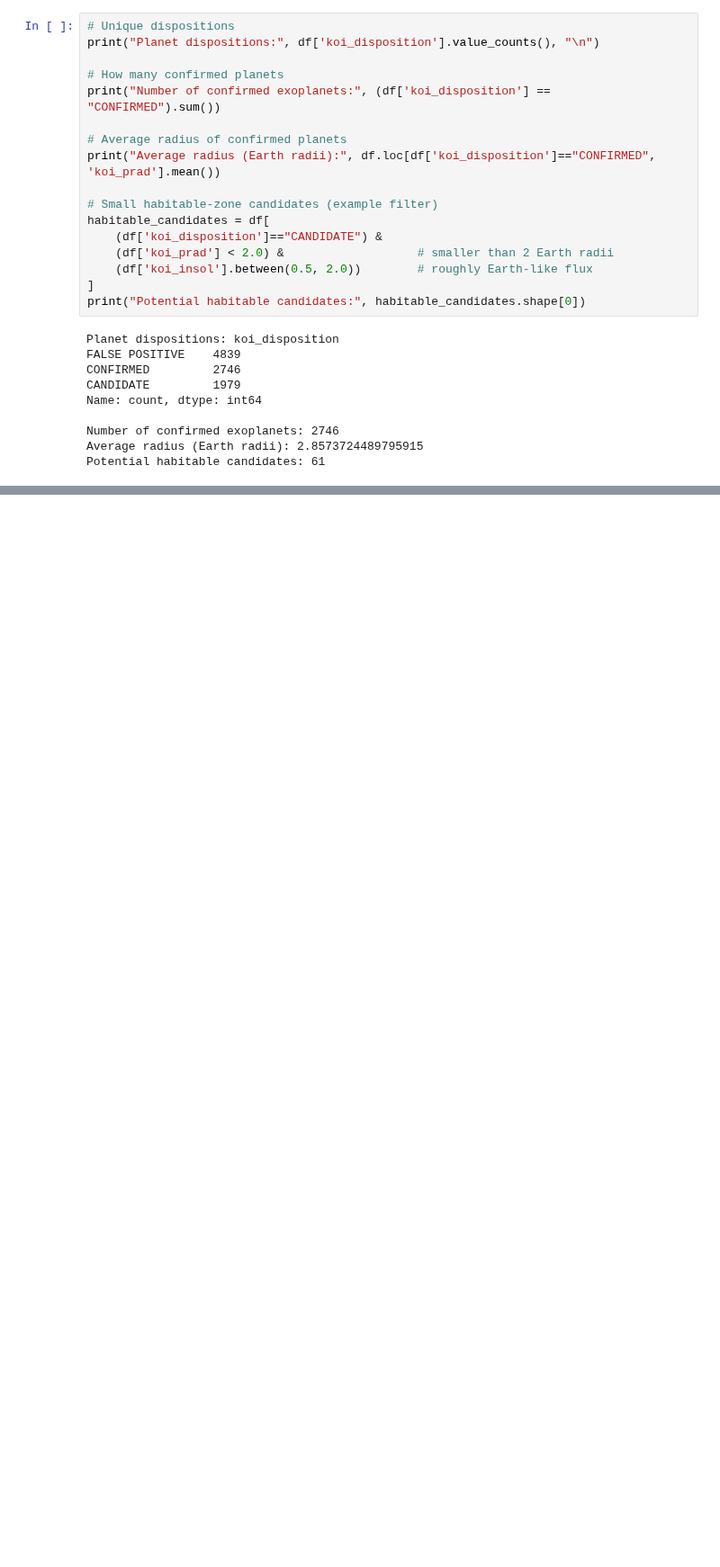
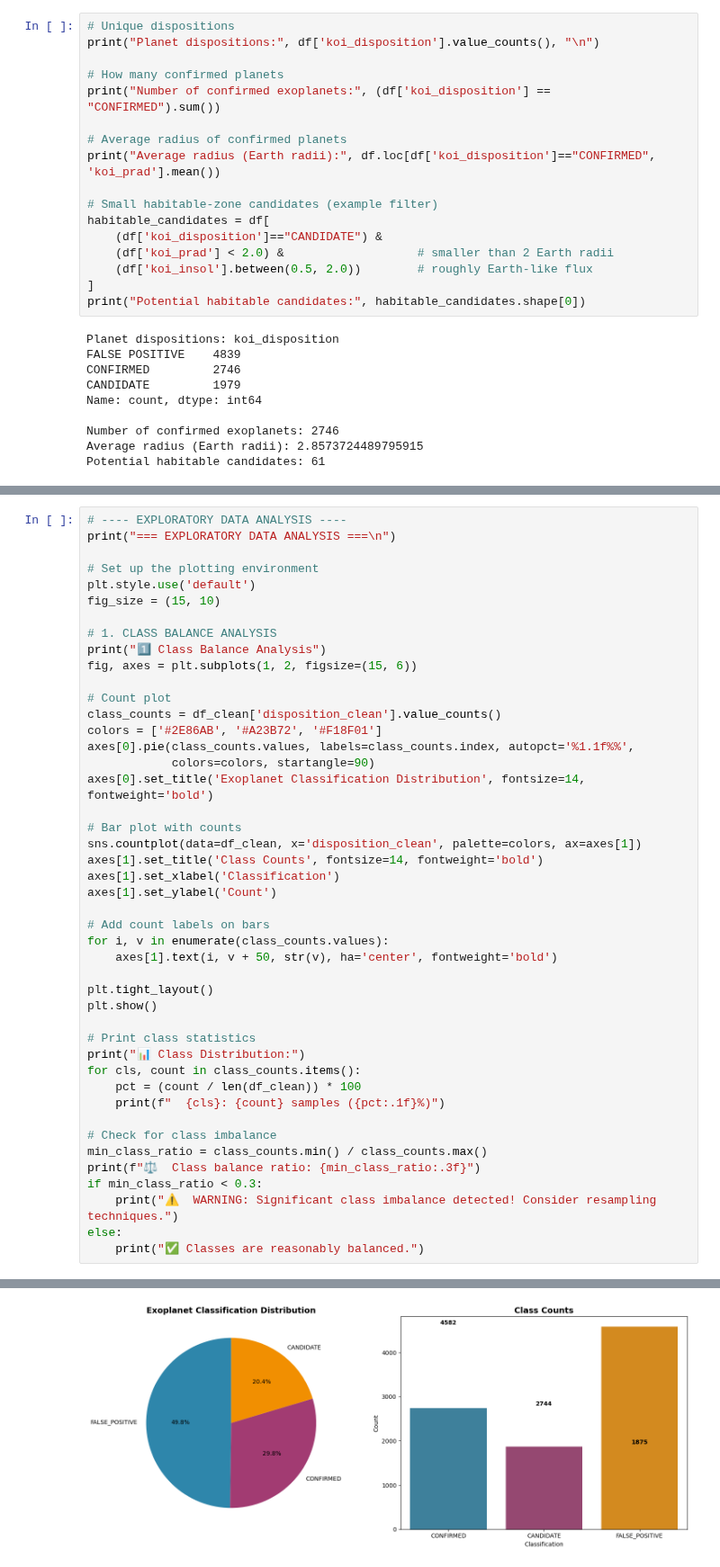
Before and after one commit to Hadeed711/nasa_exoplanet, a Jupyter notebook: keplar_processing.ipynb, the cells around one changed output, grey strips where cells are left out. Shown at 90% size. Drawn from its saved outputs; the diff is of its cells as text; blank space fills up the shorter version.

```diff
--- a/keplar_processing.ipynb
+++ b/keplar_processing.ipynb
@@ -86,0 +303,46 @@ Potential habitable candidates: 61
+# %%
+# ---- EXPLORATORY DATA ANALYSIS ----
+print("=== EXPLORATORY DATA ANALYSIS ===\n")
+
+# Set up the plotting environment
+plt.style.use('default')
+fig_size = (15, 10)
+
+# 1. CLASS BALANCE ANALYSIS
+print("1️⃣ Class Balance Analysis")
+fig, axes = plt.subplots(1, 2, figsize=(15, 6))
+
+# Count plot
+class_counts = df_clean['disposition_clean'].value_counts()
+colors = ['#2E86AB', '#A23B72', '#F18F01']
+axes[0].pie(class_counts.values, labels=class_counts.index, autopct='%1.1f%%',
+            colors=colors, startangle=90)
+axes[0].set_title('Exoplanet Classification Distribution', fontsize=14, fontweight='bold')
+
+# Bar plot with counts
+sns.countplot(data=df_clean, x='disposition_clean', palette=colors, ax=axes[1])
+axes[1].set_title('Class Counts', fontsize=14, fontweight='bold')
+axes[1].set_xlabel('Classification')
+axes[1].set_ylabel('Count')
+
+# Add count labels on bars
+for i, v in enumerate(class_counts.values):
+    axes[1].text(i, v + 50, str(v), ha='center', fontweight='bold')
+
+plt.tight_layout()
+plt.show()
+
+# Print class statistics
+print("📊 Class Distribution:")
+for cls, count in class_counts.items():
+    pct = (count / len(df_clean)) * 100
+    print(f"  {cls}: {count} samples ({pct:.1f}%)")
+
+# Check for class imbalance
+min_class_ratio = class_counts.min() / class_counts.max()
+print(f"⚖️  Class balance ratio: {min_class_ratio:.3f}")
+if min_class_ratio < 0.3:
+    print("⚠️  WARNING: Significant class imbalance detected! Consider resampling techniques.")
+else:
+    print("✅ Classes are reasonably balanced.")
+# %% [output]
@@ -86,0 +355 @@ Potential habitable candidates: 61
+[figure, added]
```
Also changed, not shown: parts of 17 cells of this notebook, 13 other files.
